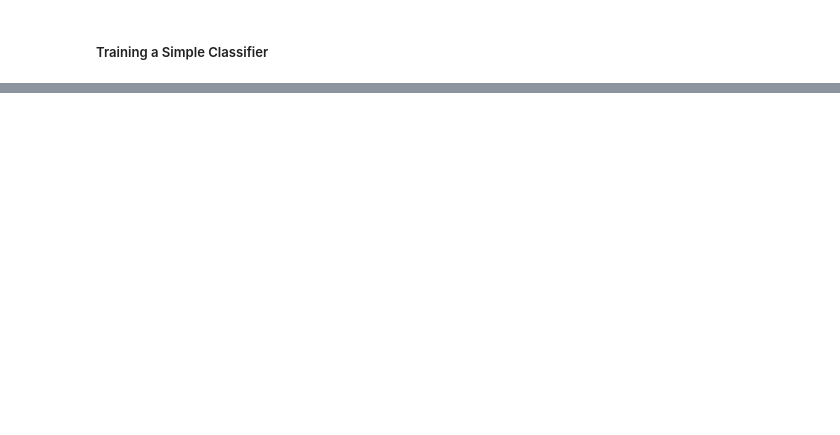
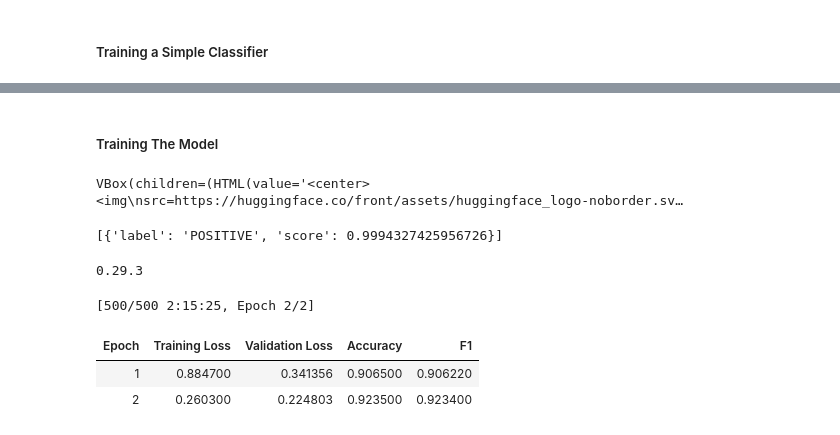
Before and after one commit to joakor89/NLP_with_transformers, a Jupyter notebook: chap_02/text_classification.ipynb, the cells around one changed output, grey strips where cells are left out. Drawn from its saved outputs; the diff is of its cells as text; code cells hidden in the pictures; blank space fills up the shorter version.

```diff
--- a/chap_02/text_classification.ipynb
+++ b/chap_02/text_classification.ipynb
@@ -471,0 +532,56 @@ plot_confusion_matrix(y_preds, y_valid, labels)
+# %%
+def compute_metrics(pred):
+    labels = pred.label_ids
+    preds = pred.predictions.argmax(-1)
+    f1 = f1_score(labels, preds, average="weighted")
+    acc = accuracy_score(labels, preds)
+    return {"accuracy": acc, "f1": f1}
+# %% [markdown]
+##### Training The Model
+# %%
+from huggingface_hub import notebook_login
+
+notebook_login()
+# %% [output]
+VBox(children=(HTML(value='<center> <img\nsrc=https://huggingface.co/front/assets/huggingface_logo-noborder.sv…
+# %%
+from transformers import pipeline
+
+# Test pipeline to verify installation
+classifier = pipeline('sentiment-analysis')
+result = classifier("I love using transformers!")
+print(result)
+# %% [output]
+[{'label': 'POSITIVE', 'score': 0.9994327425956726}]
+# %%
+import accelerate
+print(accelerate.__version__)
+# %% [output]
+0.29.3
+# %%
+batch_size = 64
+logging_steps = len(emotions_encoded["train"]) // batch_size
+model_name = f"{model_ckpt}-finetuned-emotion"
+training_args = TrainingArguments(output_dir=model_name,
+                                  num_train_epochs=2,
+                                  learning_rate=2e-5,
+                                  per_device_train_batch_size=batch_size,
+                                  per_device_eval_batch_size=batch_size,
+                                  weight_decay=0.01,
+                                  evaluation_strategy="epoch",
+                                  disable_tqdm=False,
+                                  logging_steps=logging_steps,
+                                  push_to_hub=True,
+                                  log_level="error")
+# %%
+trainer = Trainer(model=model, args=training_args,
+                  compute_metrics=compute_metrics,
+                  train_dataset=emotions_encoded["train"],
+                  eval_dataset=emotions_encoded["validation"],
+                  tokenizer=tokenizer)
+trainer.train();
+# %% [output]
+[500/500 2:15:25, Epoch 2/2]
+| Epoch | Training Loss | Validation Loss | Accuracy | F1 |
+| 1 | 0.884700 | 0.341356 | 0.906500 | 0.906220 |
+| 2 | 0.260300 | 0.224803 | 0.923500 | 0.923400 |
```
Also changed, not shown: parts of 40 cells of this notebook, 1 other file.
